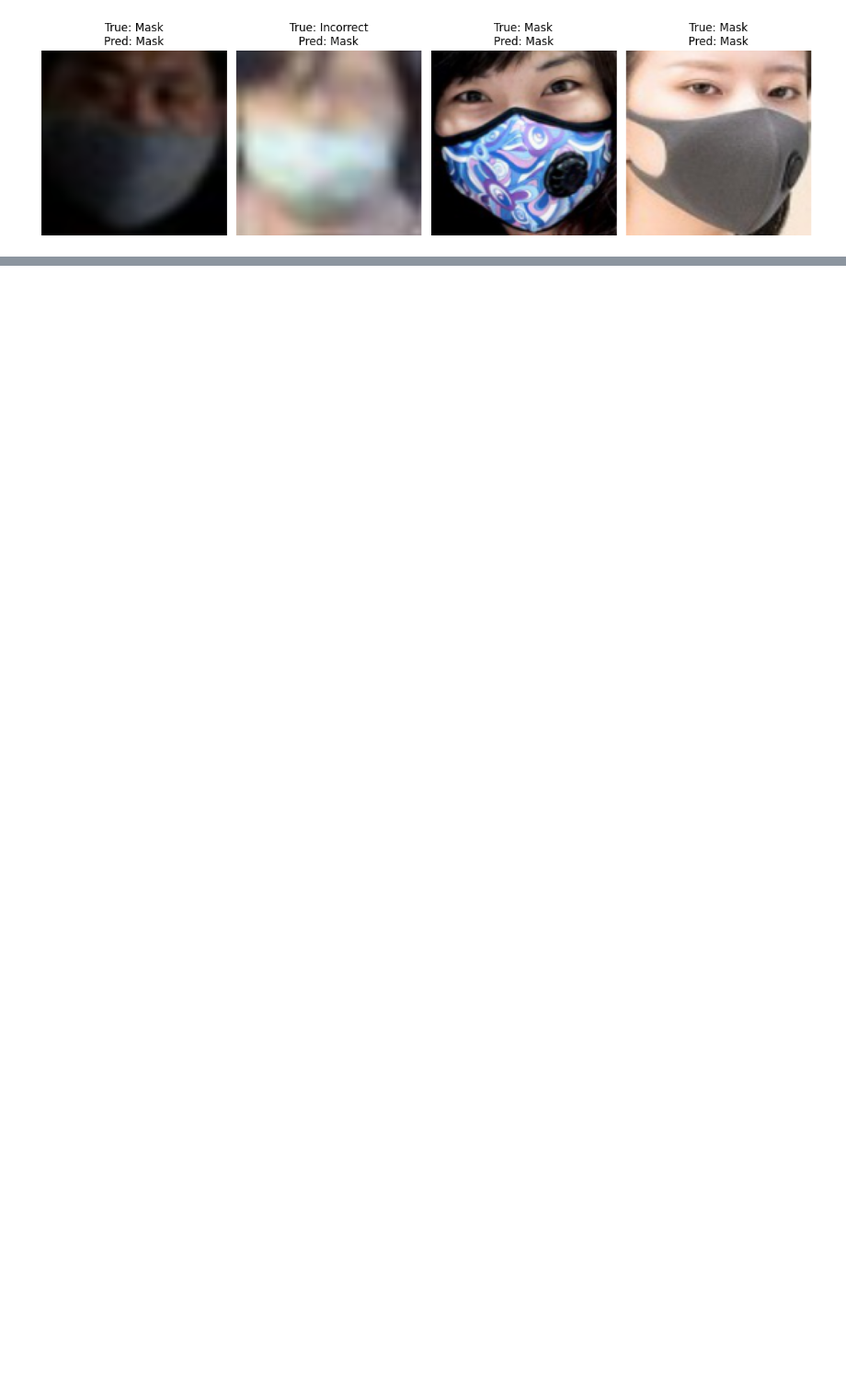
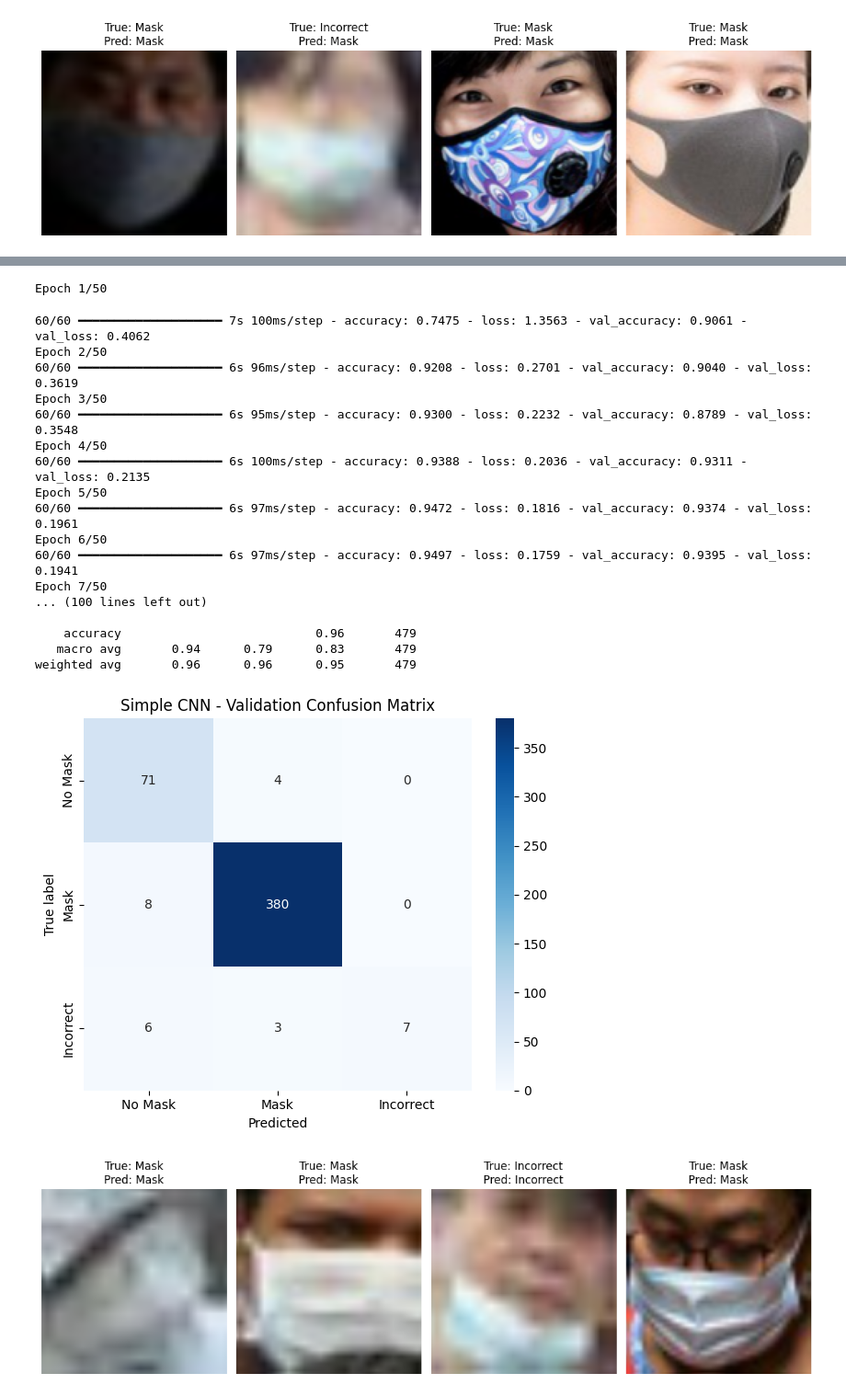
Before and after one commit to David-fi/maskDetection, a Jupyter notebook: mask_detection.ipynb, the cells around one changed output, grey strips where cells are left out. Shown at 92% size. Drawn from its saved outputs; the diff is of its cells as text; code cells hidden in the pictures; blank space fills up the shorter version.

```diff
--- a/mask_detection.ipynb
+++ b/mask_detection.ipynb
@@ -411,0 +488,30 @@ weighted avg       0.78      0.81      0.79       479
+# %%
+# Train CNN
+cnn_model, cnn_history = train_cnn(X_train, y_train, X_val, y_val)
+
+# Evaluate
+y_pred_cnn = evaluate_cnn(cnn_model, X_val, y_val)
+
+# Visualize
+show_predictions(X_val, y_val, y_pred_cnn)
+# %% [output]
+Epoch 1/50
+60/60 ━━━━━━━━━━━━━━━━━━━━ 7s 100ms/step - accuracy: 0.7475 - loss: 1.3563 - val_accuracy: 0.9061 - val_loss: 0.4062
+Epoch 2/50
+60/60 ━━━━━━━━━━━━━━━━━━━━ 6s 96ms/step - accuracy: 0.9208 - loss: 0.2701 - val_accuracy: 0.9040 - val_loss: 0.3619
+Epoch 3/50
+60/60 ━━━━━━━━━━━━━━━━━━━━ 6s 95ms/step - accuracy: 0.9300 - loss: 0.2232 - val_accuracy: 0.8789 - val_loss: 0.3548
+Epoch 4/50
+60/60 ━━━━━━━━━━━━━━━━━━━━ 6s 100ms/step - accuracy: 0.9388 - loss: 0.2036 - val_accuracy: 0.9311 - val_loss: 0.2135
+Epoch 5/50
+60/60 ━━━━━━━━━━━━━━━━━━━━ 6s 97ms/step - accuracy: 0.9472 - loss: 0.1816 - val_accuracy: 0.9374 - val_loss: 0.1961
+Epoch 6/50
+60/60 ━━━━━━━━━━━━━━━━━━━━ 6s 97ms/step - accuracy: 0.9497 - loss: 0.1759 - val_accuracy: 0.9395 - val_loss: 0.1941
+Epoch 7/50
+... (100 lines left out)
+
+    accuracy                           0.96       479
+   macro avg       0.94      0.79      0.83       479
+weighted avg       0.96      0.96      0.95       479
+[figure, added]
+[figure, added]
```
Also changed, not shown: parts of 2 cells of this notebook, 2 other files.
